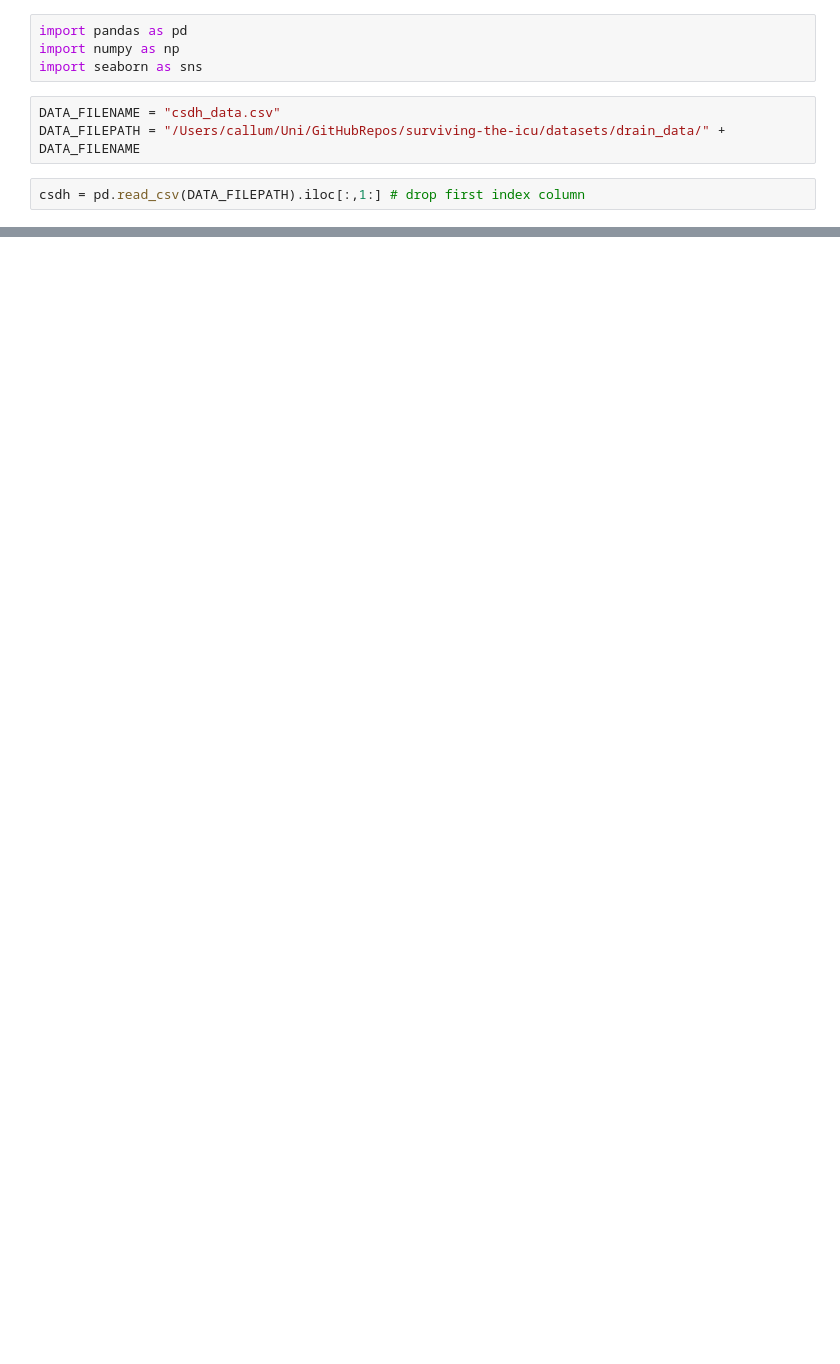
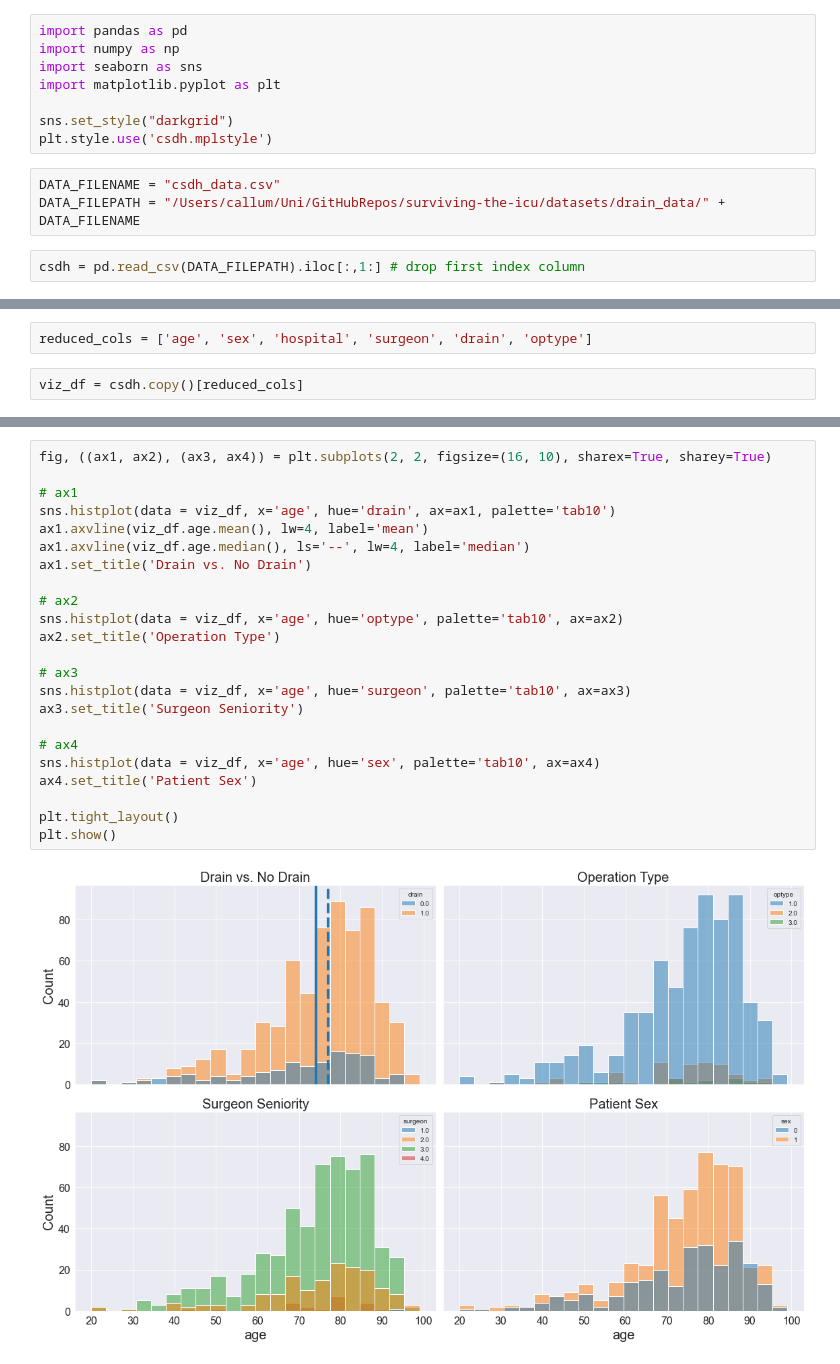
Before and after one commit to c-abbott/surviving-the-icu, a Jupyter notebook: notebooks/csdh_eda.ipynb, the cells around one changed output, grey strips where cells are left out. Saved outputs shown, nothing was run; the diff lists cells and outputs as text; blank space fills up the shorter version.

Commit message:
begun plotting :art:

```diff
--- a/notebooks/csdh_eda.ipynb
+++ b/notebooks/csdh_eda.ipynb
@@ -2,6 +2,10 @@
 import pandas as pd
 import numpy as np
 import seaborn as sns
+import matplotlib.pyplot as plt
+
+sns.set_style("darkgrid")
+plt.style.use('csdh.mplstyle')
 # %%
 DATA_FILENAME = "csdh_data.csv"
 DATA_FILEPATH = "/Users/callum/Uni/GitHubRepos/surviving-the-icu/datasets/drain_data/" + DATA_FILENAME
@@ -25,0 +35,4 @@ csdh
+# %%
+reduced_cols = ['age', 'sex', 'hospital', 'surgeon', 'drain', 'optype']
+# %%
+viz_df = csdh.copy()[reduced_cols]
@@ -25,0 +57,25 @@ csdh
+# %%
+fig, ((ax1, ax2), (ax3, ax4)) = plt.subplots(2, 2, figsize=(16, 10), sharex=True, sharey=True)
+
+# ax1
+sns.histplot(data = viz_df, x='age', hue='drain', ax=ax1, palette='tab10')
+ax1.axvline(viz_df.age.mean(), lw=4, label='mean')
+ax1.axvline(viz_df.age.median(), ls='--', lw=4, label='median')
+ax1.set_title('Drain vs. No Drain')
+
+# ax2
+sns.histplot(data = viz_df, x='age', hue='optype', palette='tab10', ax=ax2)
+ax2.set_title('Operation Type')
+
+# ax3
+sns.histplot(data = viz_df, x='age', hue='surgeon', palette='tab10', ax=ax3)
+ax3.set_title('Surgeon Seniority')
+
+# ax4
+sns.histplot(data = viz_df, x='age', hue='sex', palette='tab10', ax=ax4)
+ax4.set_title('Patient Sex')
+
+plt.tight_layout()
+plt.show()
+# %% [output]
+[figure, added]
```
Also changed, not shown: parts of 7 cells of this notebook.
